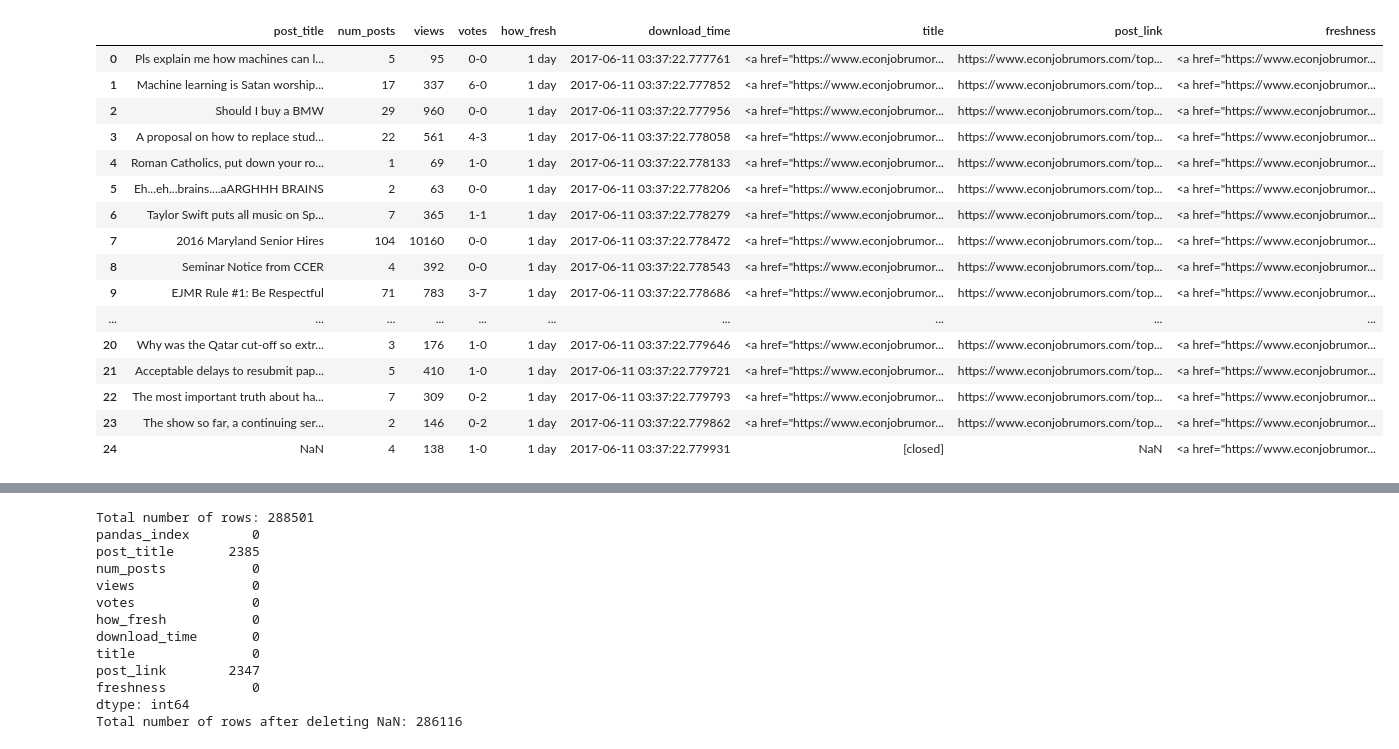
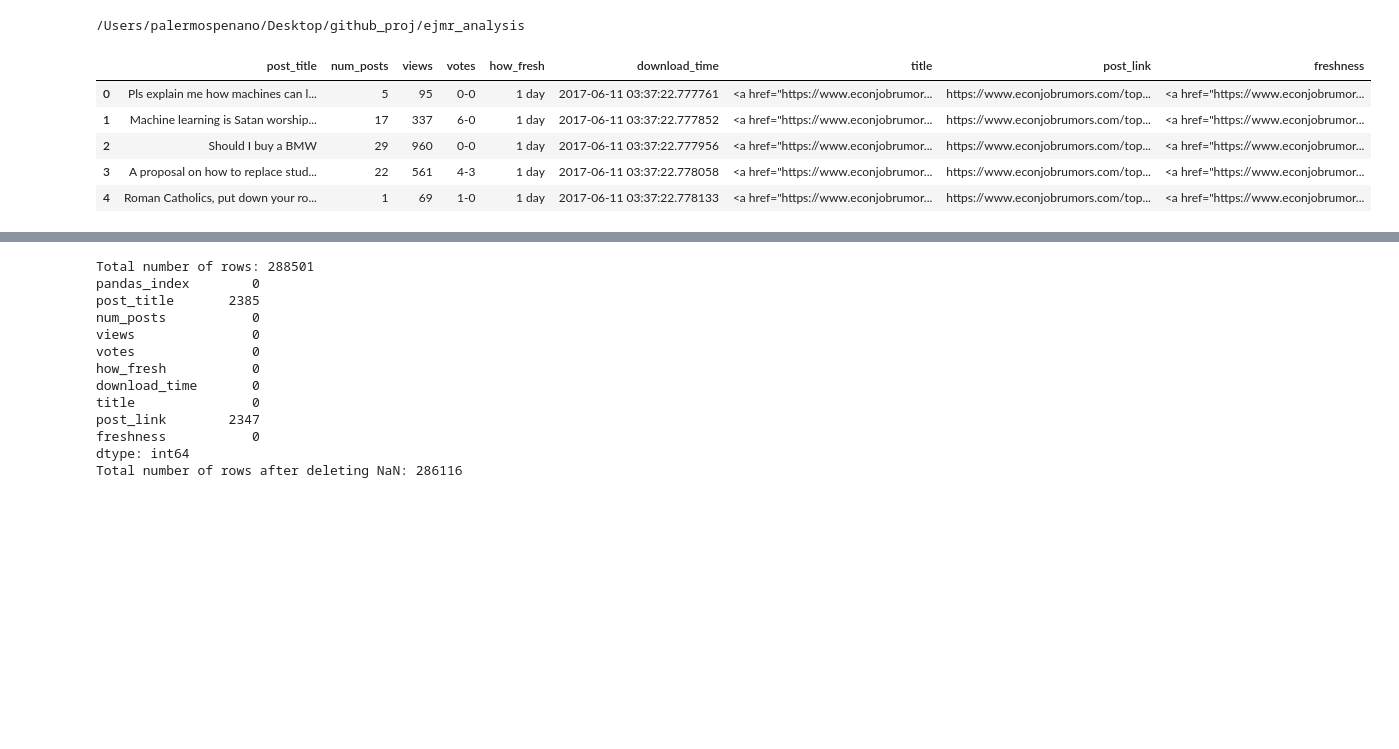
Before and after one commit to palpen/ejmr_analysis, a Jupyter notebook: ejmr_clean.ipynb, the cells around one changed output, grey strips where cells are left out. Cells and saved outputs as stored; diff of their text form; code cells hidden in the pictures; blank space fills up the shorter version.

```diff
--- a/ejmr_clean.ipynb
+++ b/ejmr_clean.ipynb
@@ -4,6 +4,11 @@ import os
 import re
 import pandas as pd
 import numpy as np
+# %%
+print os.getcwd()
+os.chdir("/Users/palermospenano/Desktop/github_proj/ejmr_analysis/ejmr_data")
+# %% [output]
+/Users/palermospenano/Desktop/github_proj/ejmr_analysis
 # %%
 # helps sort file by number at the end of each filename (10 correctly placed after 9 in filename)
 numbers = re.compile(r'(\d+)')
@@ -42,23 +47,12 @@ full_df = full_df[['post_title',
 # export full data to csv
 full_df.to_csv('ejmr_data.csv', index=True, index_label='pandas_index')
 # %%
-full_df.head(n=25)
+full_df.head()
 # %% [output]
 |  | post_title | num_posts | views | votes | how_fresh | download_time | title | post_link | freshness |
 | 0 | Pls explain me how machines can l... | 5 | 95 | 0-0 | 1 day | 2017-06-11 03:37:22.777761 | <a href="https://www.econjobrumor... | https://www.econjobrumors.com/top... | <a href="https://www.econjobrumor... |
 | 1 | Machine learning is Satan worship... | 17 | 337 | 6-0 | 1 day | 2017-06-11 03:37:22.777852 | <a href="https://www.econjobrumor... | https://www.econjobrumors.com/top... | <a href="https://www.econjobrumor... |
 | 2 | Should I buy a BMW | 29 | 960 | 0-0 | 1 day | 2017-06-11 03:37:22.777956 | <a href="https://www.econjobrumor... | https://www.econjobrumors.com/top... | <a href="https://www.econjobrumor... |
 | 3 | A proposal on how to replace stud... | 22 | 561 | 4-3 | 1 day | 2017-06-11 03:37:22.778058 | <a href="https://www.econjobrumor... | https://www.econjobrumors.com/top... | <a href="https://www.econjobrumor... |
 | 4 | Roman Catholics, put down your ro... | 1 | 69 | 1-0 | 1 day | 2017-06-11 03:37:22.778133 | <a href="https://www.econjobrumor... | https://www.econjobrumors.com/top... | <a href="https://www.econjobrumor... |
-| 5 | Eh...eh...brains....aARGHHH BRAINS | 2 | 63 | 0-0 | 1 day | 2017-06-11 03:37:22.778206 | <a href="https://www.econjobrumor... | https://www.econjobrumors.com/top... | <a href="https://www.econjobrumor... |
-| 6 | Taylor Swift puts all music on Sp... | 7 | 365 | 1-1 | 1 day | 2017-06-11 03:37:22.778279 | <a href="https://www.econjobrumor... | https://www.econjobrumors.com/top... | <a href="https://www.econjobrumor... |
-| 7 | 2016 Maryland Senior Hires | 104 | 10160 | 0-0 | 1 day | 2017-06-11 03:37:22.778472 | <a href="https://www.econjobrumor... | https://www.econjobrumors.com/top... | <a href="https://www.econjobrumor... |
-| 8 | Seminar Notice from CCER | 4 | 392 | 0-0 | 1 day | 2017-06-11 03:37:22.778543 | <a href="https://www.econjobrumor... | https://www.econjobrumors.com/top... | <a href="https://www.econjobrumor... |
-| 9 | EJMR Rule #1: Be Respectful | 71 | 783 | 3-7 | 1 day | 2017-06-11 03:37:22.778686 | <a href="https://www.econjobrumor... | https://www.econjobrumors.com/top... | <a href="https://www.econjobrumor... |
-| ... | ... | ... | ... | ... | ... | ... | ... | ... | ... |
-| 20 | Why was the Qatar cut-off so extr... | 3 | 176 | 1-0 | 1 day | 2017-06-11 03:37:22.779646 | <a href="https://www.econjobrumor... | https://www.econjobrumors.com/top... | <a href="https://www.econjobrumor... |
-| 21 | Acceptable delays to resubmit pap... | 5 | 410 | 1-0 | 1 day | 2017-06-11 03:37:22.779721 | <a href="https://www.econjobrumor... | https://www.econjobrumors.com/top... | <a href="https://www.econjobrumor... |
-| 22 | The most important truth about ha... | 7 | 309 | 0-2 | 1 day | 2017-06-11 03:37:22.779793 | <a href="https://www.econjobrumor... | https://www.econjobrumors.com/top... | <a href="https://www.econjobrumor... |
-| 23 | The show so far, a continuing ser... | 2 | 146 | 0-2 | 1 day | 2017-06-11 03:37:22.779862 | <a href="https://www.econjobrumor... | https://www.econjobrumors.com/top... | <a href="https://www.econjobrumor... |
-| 24 | NaN | 4 | 138 | 1-0 | 1 day | 2017-06-11 03:37:22.779931 | [closed] | NaN | <a href="https://www.econjobrumor... |
 # %%
```
Also changed, not shown: parts of 9 cells of this notebook.
